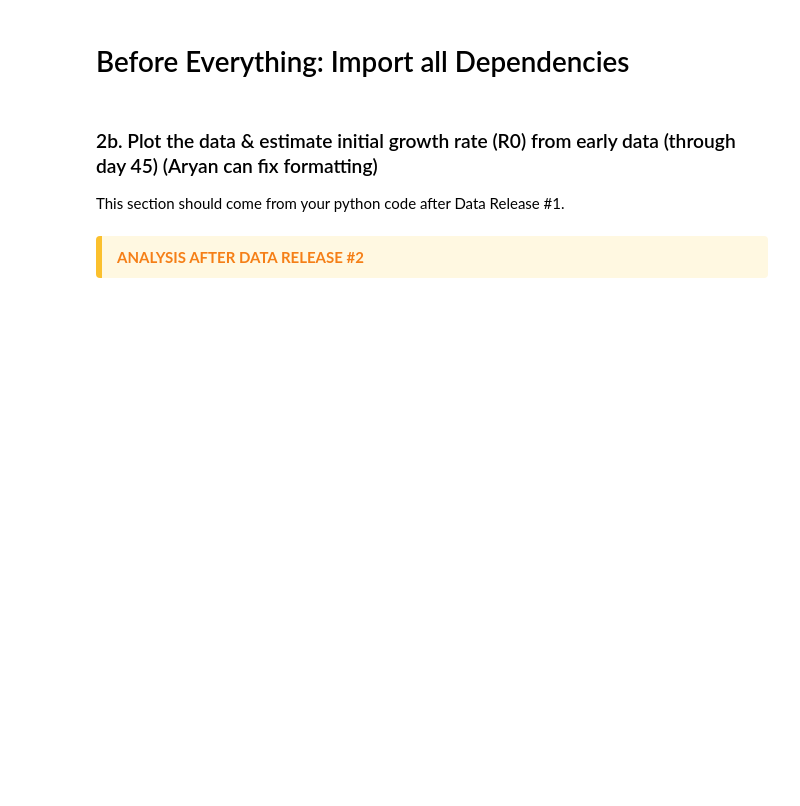
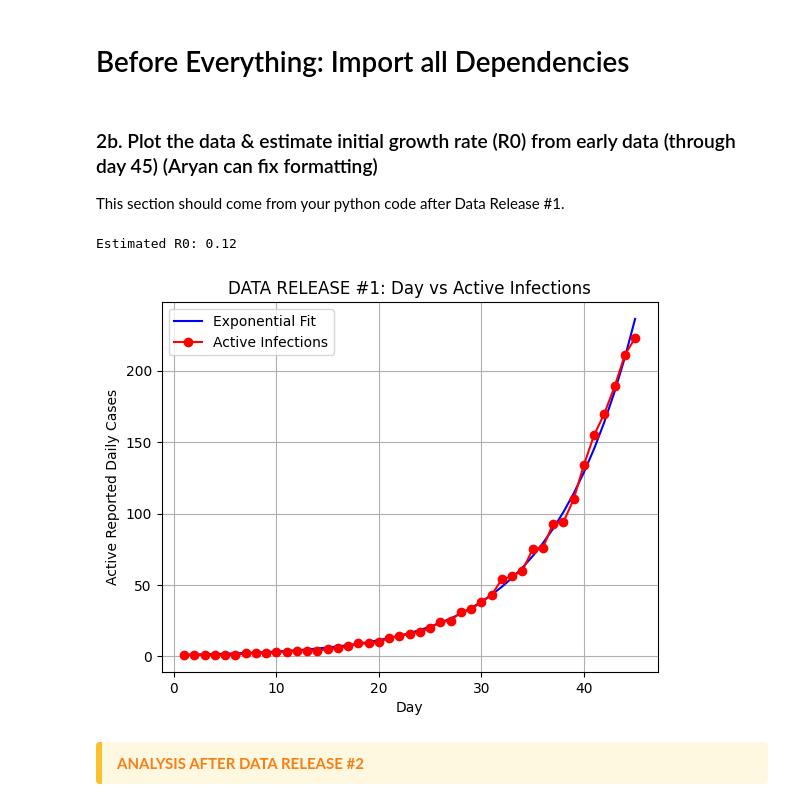
Before and after one commit to aryanmhaskar/Module-2, a Jupyter notebook: Notebook examples/Module_2_notebook.ipynb, the cells around one changed output. Saved outputs shown, nothing was run; the diff lists cells and outputs as text; code cells hidden in the pictures; blank space fills up the shorter version.

```diff
--- a/Notebook examples/Module_2_notebook.ipynb
+++ b/Notebook examples/Module_2_notebook.ipynb
@@ -51,36 +51,38 @@ from scipy.optimize import curve_fit
 This section should come from your python code after Data Release #1.
 # %%
 
-#%%
 # Load the data
-data = pd.read_csv('Data/mystery_virus_daily_active_counts_RELEASE#1.csv', parse_dates=['date'], header=0, index_col=None)
-#%%
+data = pd.read_csv('../Data/mystery_virus_daily_active_counts_RELEASE#1.csv', parse_dates=['date'], header=0, index_col=None)
+
 # We have day number, date, and active cases. We can use the day number and active cases to fit an exponential growth curve to estimate R0.
 # Let's define the exponential growth function
 def exponential_growth(t, r):
     return np.exp(r * t)
 
 # Fit the exponential growth model to the data.
 # We'll use a handy function from scipy called CURVE_FIT that allows us to fit any given function to our data.
 popt, pcov = curve_fit(exponential_growth, data['day'], data['active reported daily cases'])
 # We will fit the exponential growth function to the active cases data. HINT: Look up the documentation for curve_fit to see how to use it.
 
 # Approximate R0 using this fit
 r = popt[0]
 print(f"Estimated R0: {r:.2f}")
 
-# Add the fit as a line on top of your scatterplot.
+# Add the fit as a line on top of our scatterplot.
 
 plt.plot(data['day'], exponential_growth(data['day'], r), color='blue', label='Exponential Fit')
 plt.plot(data['day'], data['active reported daily cases'], marker='o', color='red', label='Active Infections')
 
 plt.title('DATA RELEASE #1: Day vs Active Infections')
 plt.xlabel('Day')
 plt.ylabel('Active Reported Daily Cases')
 plt.legend()
 plt.grid(True)
 
 plt.show()
+# %% [output]
+Estimated R0: 0.12
+[figure, added]
 # %% [markdown]
 
 <div style="
```
